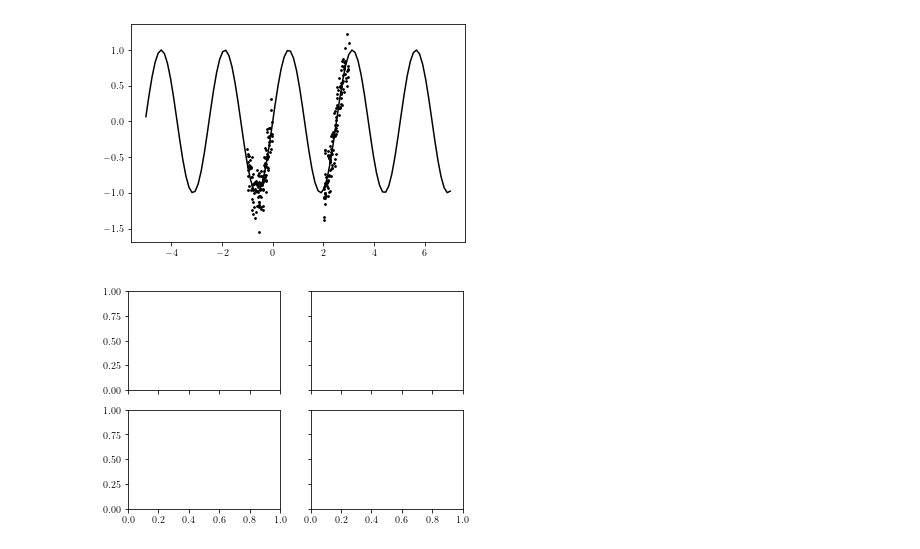
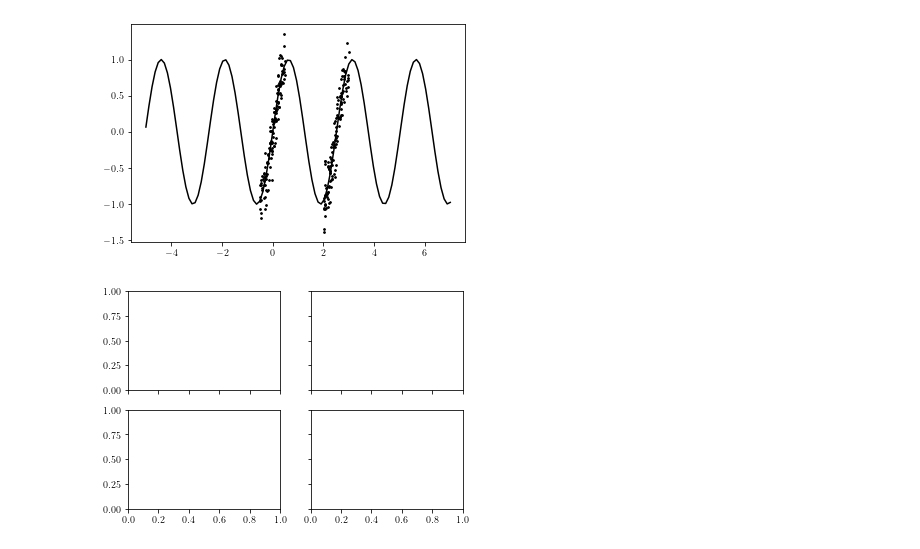
Before and after one commit to philippvb/ResearchProjectLLVI, a Jupyter notebook: BasicExample/experiments/Regression/RegressionPresentation.ipynb, the cells around one changed output. Saved outputs shown, nothing was run; the diff lists cells and outputs as text; code cells hidden in the pictures.

```diff
--- a/BasicExample/experiments/Regression/RegressionPresentation.ipynb
+++ b/BasicExample/experiments/Regression/RegressionPresentation.ipynb
@@ -7,35 +7,36 @@ import torch
 torch.manual_seed(2)
 from torch import nn
 from torch.nn import functional as F
 from matplotlib import pyplot as plt
 plt.rcParams.update({
     "text.usetex": True,
+    "font.size": 22,
     "font.family": "sans-serif",
     "font.sans-serif": ["Helvetica"]})
 
 def mapping(x, noise=0.1):
     return torch.sin(2.5*x) + noise * torch.randn_like(x)
 
 
 lower = -5
 upper = 7
 
-cluster_pos = [-1,2]
+cluster_pos = [-0.5,2]
 total_points = 256
 cluster_points = total_points // len(cluster_pos)
 x = torch.cat([mean + torch.rand(cluster_points) for mean in cluster_pos])
 x_true = torch.linspace(lower, upper, 100)
 data_noise = 0.2
 y_true = mapping(x_true, noise=False)
 y = mapping(x, noise=data_noise)
 
 
 plt.figure()
 plt.plot(x_true, y_true, color="black", label="True function")
 plt.scatter(x,y, s=3, color="black")
 plt.show()
 # %% [output]
-[figure, old version]
+[figure, new version]
 # %%
 class FC_Net(nn.Module):
     def __init__(self):
```
Also changed, not shown: parts of 6 cells of this notebook.
